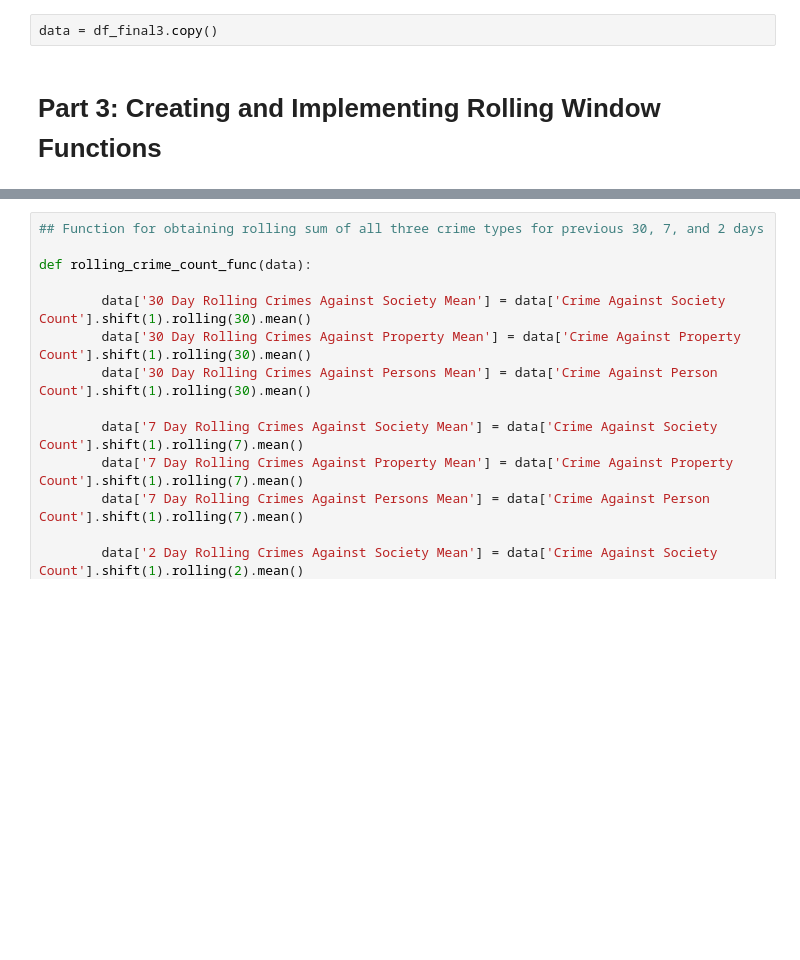
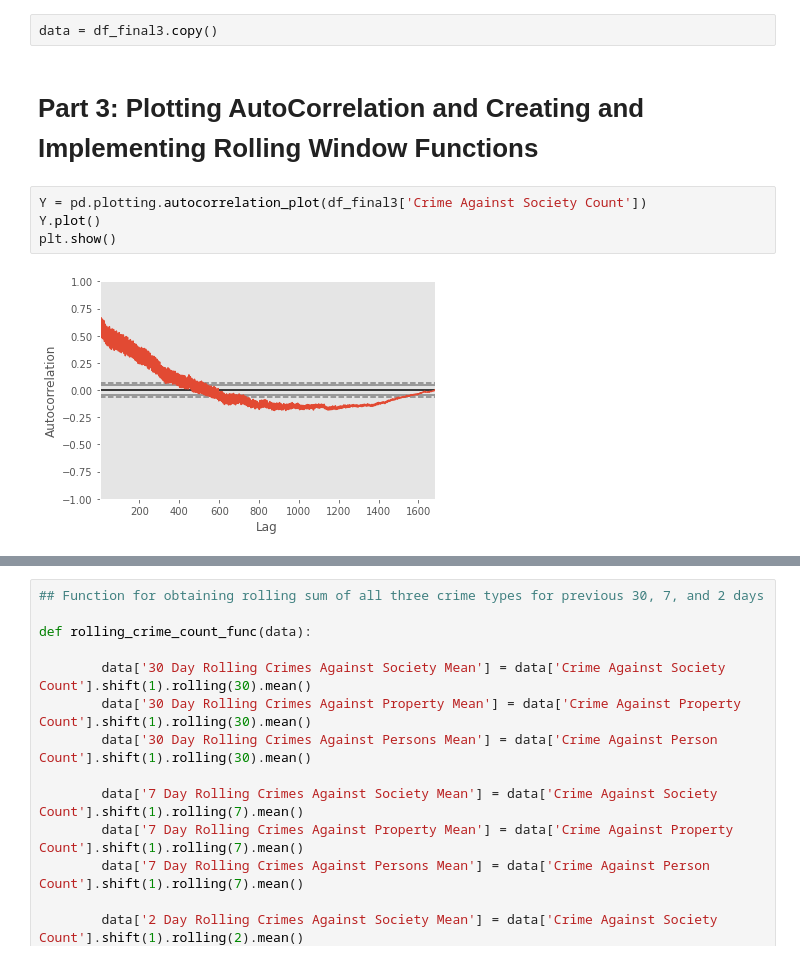
Before and after one commit to hudsonbat/Data-205, a Jupyter notebook: Regression_Trees_All.ipynb, the cells around one changed output, grey strips where cells are left out. Drawn from its saved outputs; the diff is of its cells as text; blank space fills up the shorter version.

```diff
--- a/Regression_Trees_All.ipynb
+++ b/Regression_Trees_All.ipynb
@@ -482,4 +480,10 @@ len(df_final3)
 # %%
 data = df_final3.copy()
 # %% [markdown]
-# Part 3: Creating and Implementing Rolling Window Functions
+# Part 3: Plotting AutoCorrelation and Creating and Implementing Rolling Window Functions
+# %%
+Y = pd.plotting.autocorrelation_plot(df_final3['Crime Against Society Count'])
+Y.plot()
+plt.show()
+# %% [output]
+[figure, added]
```
Also changed, not shown: parts of 32 cells of this notebook.
